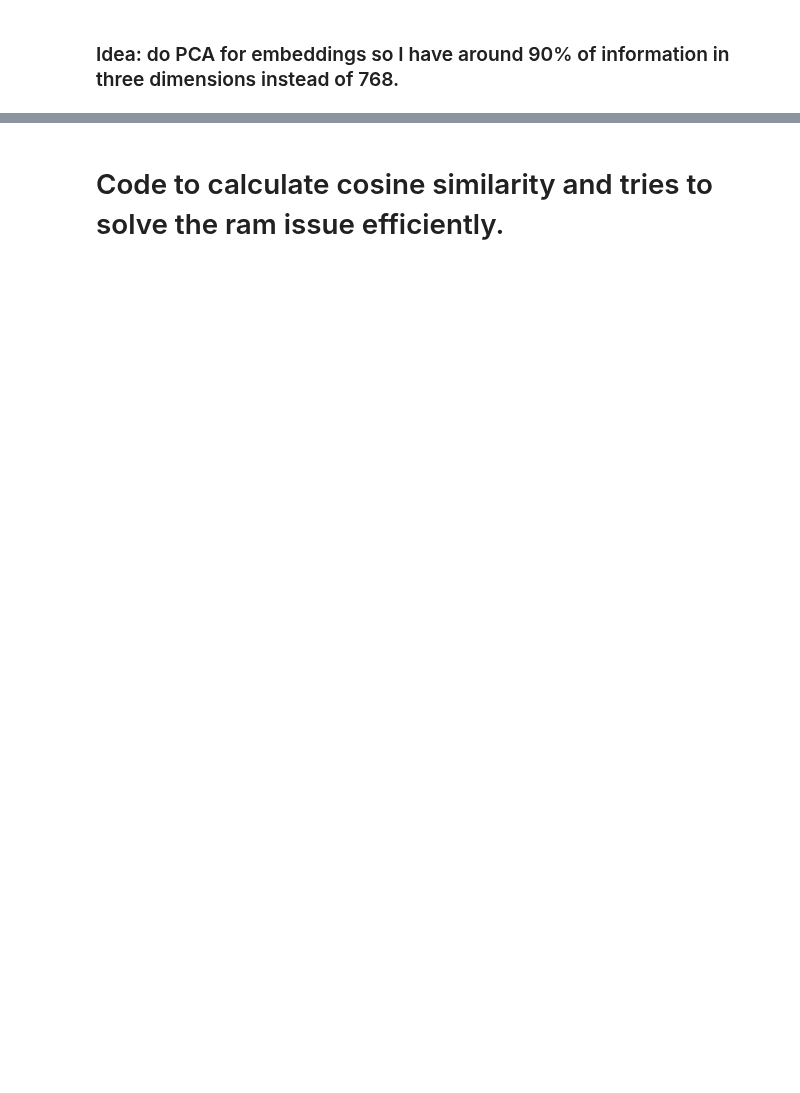
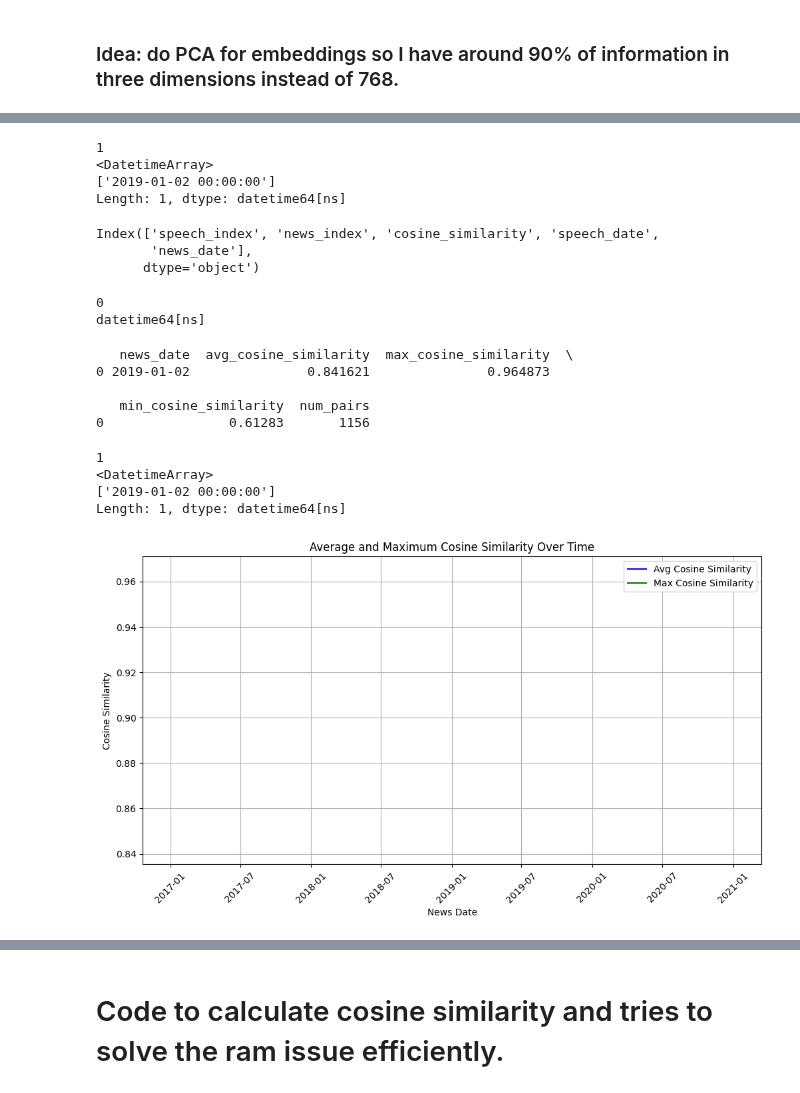
Before and after one commit to lramir14/MDS_thesis, a Jupyter notebook: efficient-similarity.ipynb, the cells around one changed output, grey strips where cells are left out. Drawn from its saved outputs; the diff is of its cells as text; code cells hidden in the pictures; blank space fills up the shorter version.

Commit message:
Kaggle Notebook | efficient_similarity | aligning embeddings and dates

```diff
--- a/efficient-similarity.ipynb
+++ b/efficient-similarity.ipynb
@@ -60,7 +114,3 @@ speeches_2019_reset = speeches_embeddings[speeches_embeddings['date'].dt.year ==
-# %%
-# Add indices to both news and speech embeddings
-news_2019_reset['news_index'] = news_2019_reset.index
-speeches_2019_reset['speech_index'] = speeches_2019_reset.index
 # %%
 import numpy as np
 
@@ -131,0 +235,13 @@ print("First index (formatted) of speech tensor:", speech_indices_2019.iloc[0])
+# %%
+# Convert tensors to CPU for easy inspection if running on GPU
+news_tensor_final_cpu = news_tensor_final.cpu()
+speech_tensor_final_cpu = speech_tensor_final.cpu()
+
+# Print the first few indices and their corresponding embeddings
+print("Aligned Indices and Tensor Values (First 5 Samples):\n")
+
+for i in range(min(5, len(news_indices_final))):  # Print only the first 5 for readability
+    print(f"Index: {news_indices_final[i]}")
+    print(f"News Tensor[{i}]: {news_tensor_final_cpu[i][:10]}")  # Print first 10 values for brevity
+    print(f"Speech Tensor[{i}]: {speech_tensor_final_cpu[i][:10]}")  # Print first 10 values for brevity
+    print("-" * 80)
@@ -131,0 +374,62 @@ print("First index (formatted) of speech tensor:", speech_indices_2019.iloc[0])
+# %%
+print(similarities_df_final['news_date'].nunique())  # Should be >1
+print(similarities_df_final['news_date'].unique())   # See unique dates
+# %% [output]
+1
+<DatetimeArray>
+['2019-01-02 00:00:00']
+Length: 1, dtype: datetime64[ns]
+# %%
+similarities_df_final.columns = similarities_df_final.columns.str.strip()
+filtered_df = similarities_df_final  # Ensure it includes news_date
+print(filtered_df.columns)
+# %% [output]
+Index(['speech_index', 'news_index', 'cosine_similarity', 'speech_date',
+       'news_date'],
+      dtype='object')
+# %%
+print(filtered_df['news_date'].isna().sum())  # Check for missing values
+print(filtered_df['news_date'].dtype)
+# %% [output]
+0
+datetime64[ns]
+# %%
+summary_stats = (
+    filtered_df.groupby('news_date')
+    .agg(avg_cosine_similarity=('cosine_similarity', 'mean'),
+         max_cosine_similarity=('cosine_similarity', 'max'),
+         min_cosine_similarity=('cosine_similarity', 'min'),
+         num_pairs=('cosine_similarity', 'count'))
+    .reset_index()
+)
+summary_stats['news_date'] = pd.to_datetime(summary_stats['news_date'])
+print(summary_stats)
+# %% [output]
+   news_date  avg_cosine_similarity  max_cosine_similarity  \
+0 2019-01-02               0.841621               0.964873
+
+   min_cosine_similarity  num_pairs
+0                0.61283       1156
+# %%
+print(filtered_df['news_date'].nunique())  # Number of unique dates
+print(filtered_df['news_date'].unique()[:10])  # Show first 10 unique dates
+# %% [output]
+1
+<DatetimeArray>
+['2019-01-02 00:00:00']
+Length: 1, dtype: datetime64[ns]
+# %%
+import matplotlib.pyplot as plt
+
+plt.figure(figsize=(12, 6))
+plt.plot(summary_stats['news_date'], summary_stats['avg_cosine_similarity'], label='Avg Cosine Similarity', color='b')
+plt.plot(summary_stats['news_date'], summary_stats['max_cosine_similarity'], label='Max Cosine Similarity', color='g')
+plt.xlabel('News Date')
+plt.ylabel('Cosine Similarity')
+plt.title('Average and Maximum Cosine Similarity Over Time')
+plt.legend()
+plt.xticks(rotation=45)
+plt.grid(True)
+plt.show()
+# %% [output]
+[figure, added]
```
Also changed, not shown: parts of 41 cells of this notebook.
